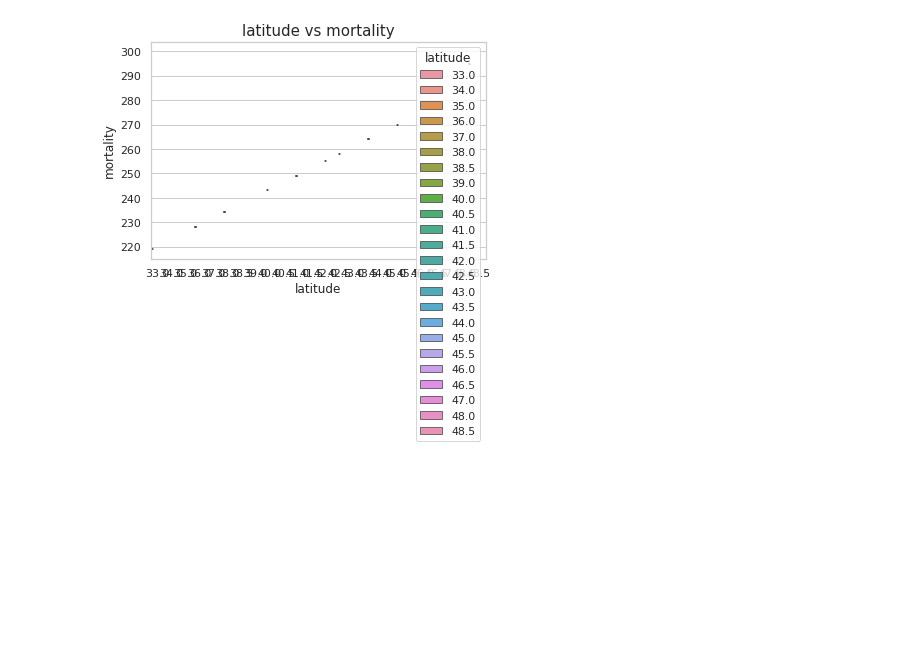
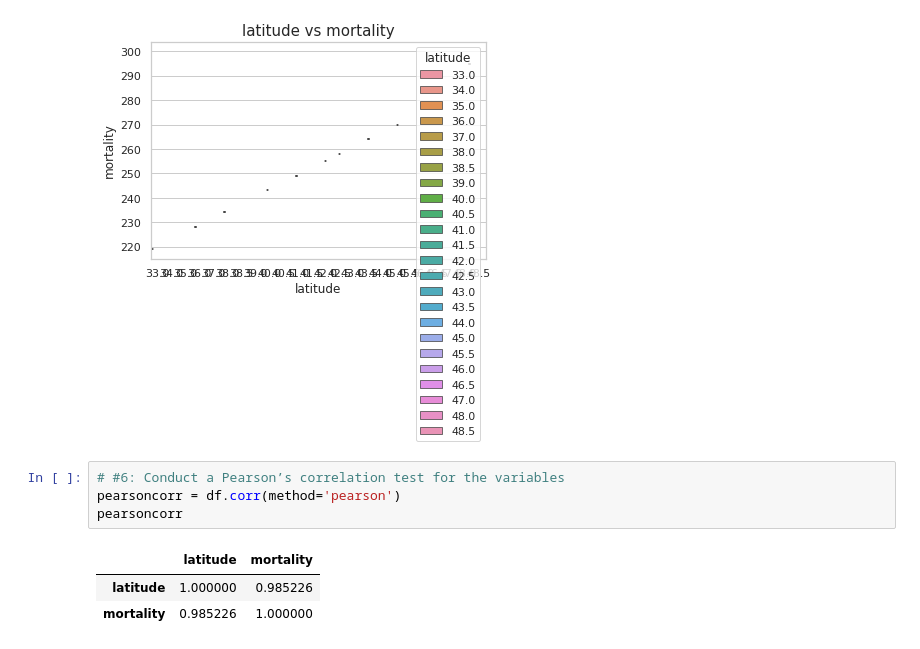
Before and after one commit to lakesidetech/Altitude-and-Mortality-csv-file-lmdata, a Jupyter notebook: Altitude_and_Mortality_csv_file_lmdate.ipynb, the cells around one changed output. Saved outputs shown, nothing was run; the diff lists cells and outputs as text; blank space fills up the shorter version.

```diff
--- a/Altitude_and_Mortality_csv_file_lmdate.ipynb
+++ b/Altitude_and_Mortality_csv_file_lmdate.ipynb
@@ -72,3 +72,11 @@ ax.set_title("latitude vs mortality", fontsize=15)
 # %% [output]
 Text(0.5, 1.0, 'latitude vs mortality')
 [figure]
+# %%
+# #6: Conduct a Pearson’s correlation test for the variables
+pearsoncorr = df.corr(method='pearson')
+pearsoncorr
+# %% [output]
+|  | latitude | mortality |
+| latitude | 1.000000 | 0.985226 |
+| mortality | 0.985226 | 1.000000 |
```
